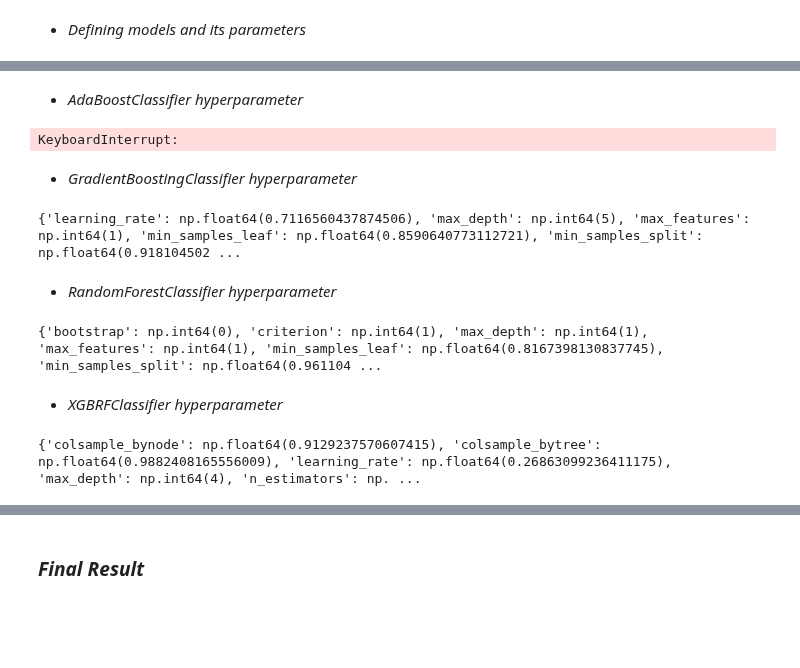
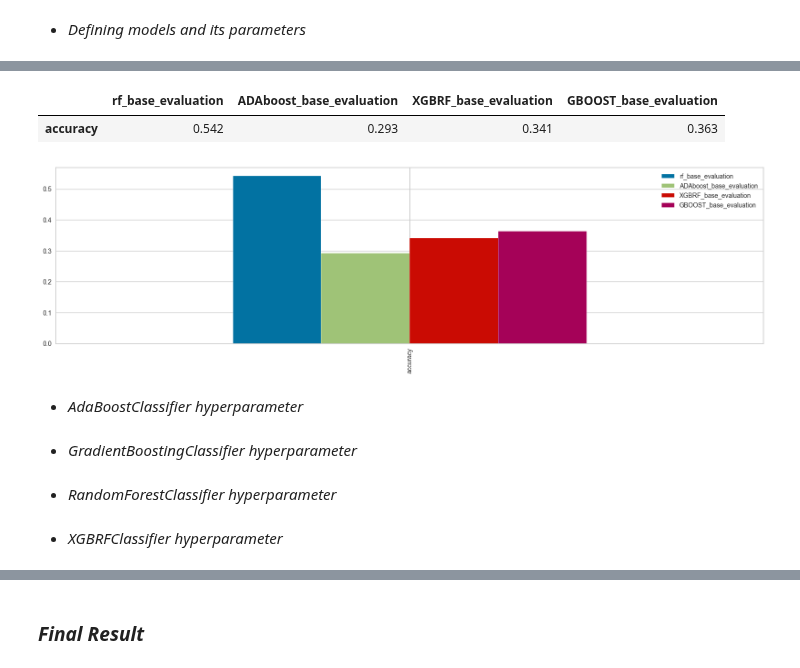
Before and after one commit to omars1234/Insurance_Analysis, a Jupyter notebook: Notebooks/Data_Classification/area_classification.ipynb, the cells around one changed output, grey strips where cells are left out. Saved outputs shown, nothing was run; the diff lists cells and outputs as text; code cells hidden in the pictures; blank space fills up the shorter version.

```diff
--- a/Notebooks/Data_Classification/area_classification.ipynb
+++ b/Notebooks/Data_Classification/area_classification.ipynb
@@ -118,14 +118,8 @@ Test data shape of X = (1156, 7) and Y = (1156,) :
 # %%
 def evaluation_preds(y_true,predicted):
     accuracy=accuracy_score(y_true,predicted)
-    precision=precision_score(y_true,predicted)
-    recall=recall_score(y_true,predicted)
-    f1=f1_score(y_true,predicted)
     metrics_dict={
        "accuracy": round(accuracy,3),
-        "precision": round(precision,3),
-        "recall":round(recall,3),
-        "f1":round(f1,3)
 
     }
 
@@ -244,11 +271,28 @@ sns.histplot(predicted_class);
+# %%
+np.random.seed(42)
+basemodels=pd.DataFrame({
+    "rf_base_evaluation":rf_base_evaluation,
+    "ADAboost_base_evaluation":ADAboost_base_evaluation,
+    "XGBRF_base_evaluation":XGBRF_base_evaluation,
+    "GBOOST_base_evaluation":GBOOST_base_evaluation
+})
+basemodels
+# %% [output]
+|  | rf_base_evaluation | ADAboost_base_evaluation | XGBRF_base_evaluation | GBOOST_base_evaluation |
+| accuracy | 0.542 | 0.293 | 0.341 | 0.363 |
+# %%
+basemodels.plot(kind="bar",figsize=(20,5));
+# %% [output]
+[figure, added]
 # %% [markdown]
 * *AdaBoostClassifier hyperparameter*
 # %%
 space=search_spaces["AdaBoostClassifier"]
 def hyperparameter_tuning(space):
     clf = AdaBoostClassifier(**space)
-    acc = cross_val_score(clf, x_train,y_train,scoring="accuracy").mean()
-    return {"loss": -acc, "status": STATUS_OK}
+    clf.fit(x_train,y_train)
+    acc = accuracy_score(y_test,clf.predict(x_test))
+    return {"loss": acc, "status": STATUS_OK}
 
 trials = Trials()
 best_AdaBoostClassifier = fmin(
@@ -258,17 +302,15 @@ best_AdaBoostClassifier = fmin(
     max_evals=10,
     trials=trials
 )
-print(best_AdaBoostClassifier)
-# %% [output]
-KeyboardInterrupt:
 # %% [markdown]
 * *GradientBoostingClassifier hyperparameter*
 # %%
 space=search_spaces["GradientBoostingClassifier"]
 def hyperparameter_tuning(space):
     clf = GradientBoostingClassifier(**space)
-    acc = cross_val_score(clf, x_train,y_train,scoring="accuracy").mean()
-    return {"loss": -acc, "status": STATUS_OK}
+    clf.fit(x_train,y_train)
+    acc = accuracy_score(y_test,clf.predict(x_test))
+    return {"loss": acc, "status": STATUS_OK}
 
 trials = Trials()
 best_GradientBoostingClassifier = fmin(
@@ -278,17 +320,15 @@ best_GradientBoostingClassifier = fmin(
     max_evals=10,
     trials=trials
 )
-print(best_GradientBoostingClassifier)
-# %% [output]
-{'learning_rate': np.float64(0.7116560437874506), 'max_depth': np.int64(5), 'max_features': np.int64(1), 'min_samples_leaf': np.float64(0.8590640773112721), 'min_samples_split': np.float64(0.918104502 ...
 # %% [markdown]
 * *RandomForestClassifier hyperparameter*
 # %%
 space=search_spaces["RandomForestClassifier"]
 def hyperparameter_tuning(space):
     clf = RandomForestClassifier(**space)
-    acc = cross_val_score(clf, x_train,y_train,scoring="accuracy").mean()
-    return {"loss": -acc, "status": STATUS_OK}
+    clf.fit(x_train,y_train)
+    acc = accuracy_score(y_test,clf.predict(x_test))
+    return {"loss": acc, "status": STATUS_OK}
 
 trials = Trials()
 best_RandomForestClassifier = fmin(
@@ -298,17 +338,15 @@ best_RandomForestClassifier = fmin(
     max_evals=10,
     trials=trials
 )
-print(best_RandomForestClassifier)
-# %% [output]
-{'bootstrap': np.int64(0), 'criterion': np.int64(1), 'max_depth': np.int64(1), 'max_features': np.int64(1), 'min_samples_leaf': np.float64(0.8167398130837745), 'min_samples_split': np.float64(0.961104 ...
 # %% [markdown]
 * *XGBRFClassifier hyperparameter*
 # %%
 space=search_spaces["XGBRFClassifier"]
 def hyperparameter_tuning(space):
     clf = XGBRFClassifier(**space)
-    acc = cross_val_score(clf, x_train,y_train,scoring="accuracy").mean()
-    return {"loss": -acc, "status": STATUS_OK}
+    clf.fit(x_train,y_train)
+    acc = accuracy_score(y_test,clf.predict(x_test))
+    return {"loss": acc, "status": STATUS_OK}
 
 trials = Trials()
 best_XGBRFClassifier = fmin(
@@ -318,6 +356,3 @@ best_XGBRFClassifier = fmin(
     max_evals=10,
     trials=trials
 )
-print(best_XGBRFClassifier)
-# %% [output]
-{'colsample_bynode': np.float64(0.9129237570607415), 'colsample_bytree': np.float64(0.9882408165556009), 'learning_rate': np.float64(0.26863099236411175), 'max_depth': np.int64(4), 'n_estimators': np. ...
```
Also changed, not shown: parts of 26 cells of this notebook, 19 other files.
